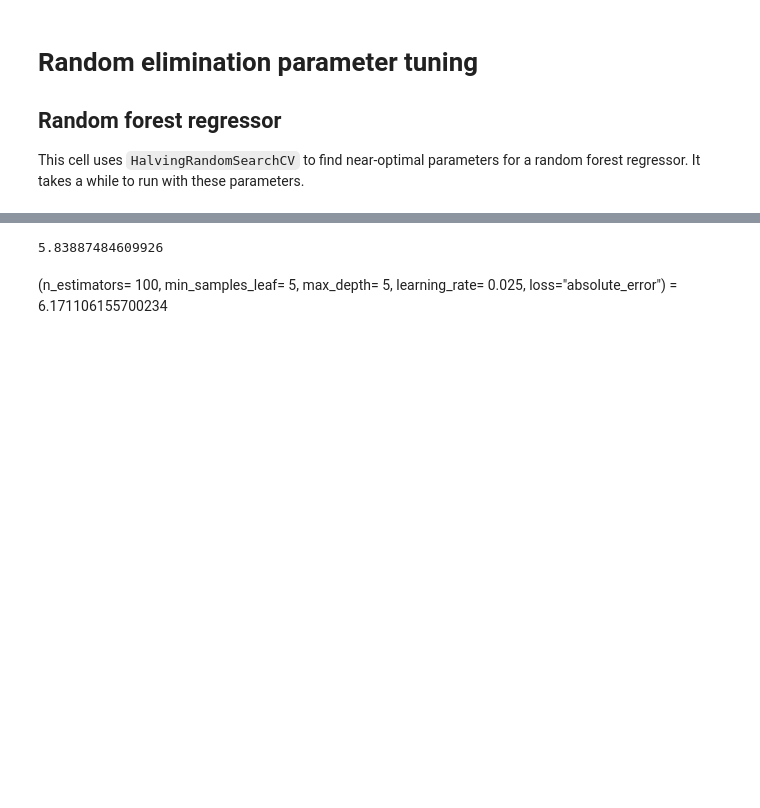
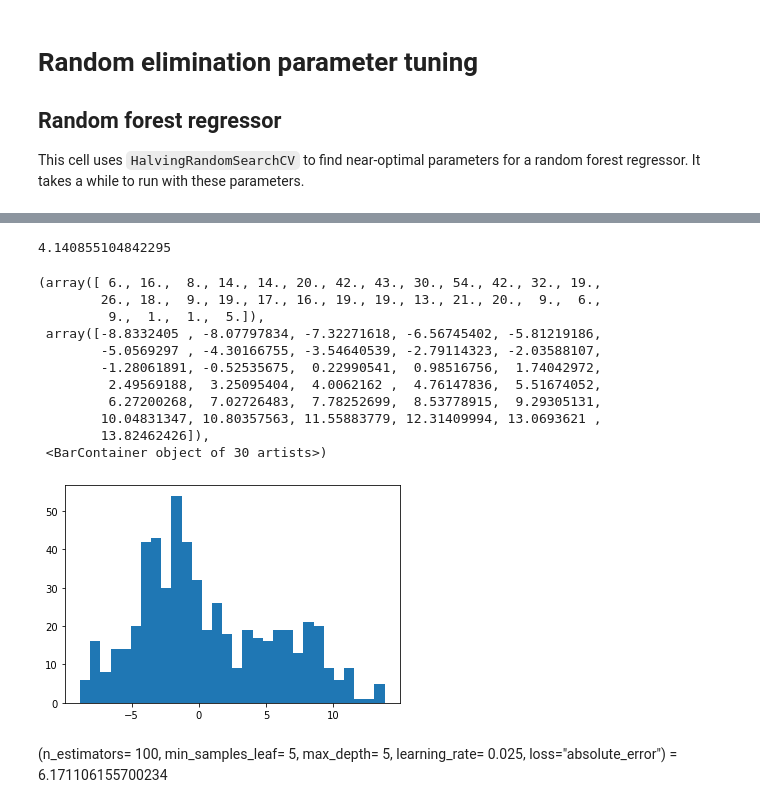
Before and after one commit to phillipSloan/MoreBikes, a Jupyter notebook: by_station_forest.ipynb, the cells around one changed output, grey strips where cells are left out. Drawn from its saved outputs; the diff is of its cells as text; code cells hidden in the pictures; blank space fills up the shorter version.

```diff
--- a/by_station_forest.ipynb
+++ b/by_station_forest.ipynb
@@ -373,22 +387,36 @@ Index(['isOff', 'hour', 'bikes_3h_ago', 'full_profile_3h_diff_bikes',
 # %%
 def ensemble_predict(models, scalers, model_weights, x):
     results = np.zeros(x.shape[0])
 
     for i, m in enumerate(models):
 
         x_i = scalers[i].transform(x)
 
         results = results + m.predict(x_i) * model_weights[i]
 
     return results
 
-y_pred = ensemble_predict(models, scalers, model_weights, val_set_two.iloc[:,:-1]) * val_set_docks_two
+y_pred = ensemble_predict(models, scalers, model_weights, val_set_two.iloc[:,:-1]) #* val_set_docks_two
 
-val_gold_two = val_set_two["bikes"] * val_set_docks_two
+val_gold_two = val_set_two["bikes"].to_numpy()# * val_set_docks_two
 
-print(mean_absolute_error(val_gold, y_pred))
+print(mean_absolute_error(val_gold_two, y_pred))
+
+plt.hist(val_gold_two - y_pred, bins=30)
 # %% [output]
-5.83887484609926
+4.140855104842295
+(array([ 6., 16.,  8., 14., 14., 20., 42., 43., 30., 54., 42., 32., 19.,
+        26., 18.,  9., 19., 17., 16., 19., 19., 13., 21., 20.,  9.,  6.,
+         9.,  1.,  1.,  5.]),
+ array([-8.8332405 , -8.07797834, -7.32271618, -6.56745402, -5.81219186,
+        -5.0569297 , -4.30166755, -3.54640539, -2.79114323, -2.03588107,
+        -1.28061891, -0.52535675,  0.22990541,  0.98516756,  1.74042972,
+         2.49569188,  3.25095404,  4.0062162 ,  4.76147836,  5.51674052,
+         6.27200268,  7.02726483,  7.78252699,  8.53778915,  9.29305131,
+        10.04831347, 10.80357563, 11.55883779, 12.31409994, 13.0693621 ,
+        13.82462426]),
+ <BarContainer object of 30 artists>)
+[figure, added]
 # %% [markdown]
 (n_estimators= 100, min_samples_leaf= 5, max_depth= 5, learning_rate= 0.025, loss="absolute_error") = 6.171106155700234
 # %% [markdown]
```
Also changed, not shown: parts of 7 cells of this notebook, 7 other files.
